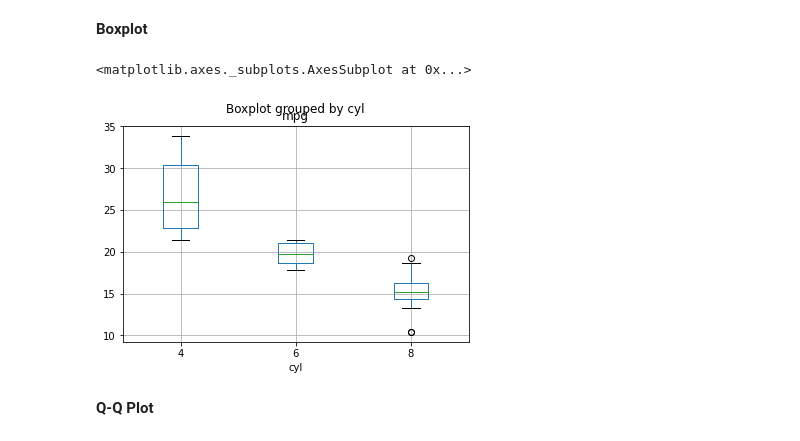
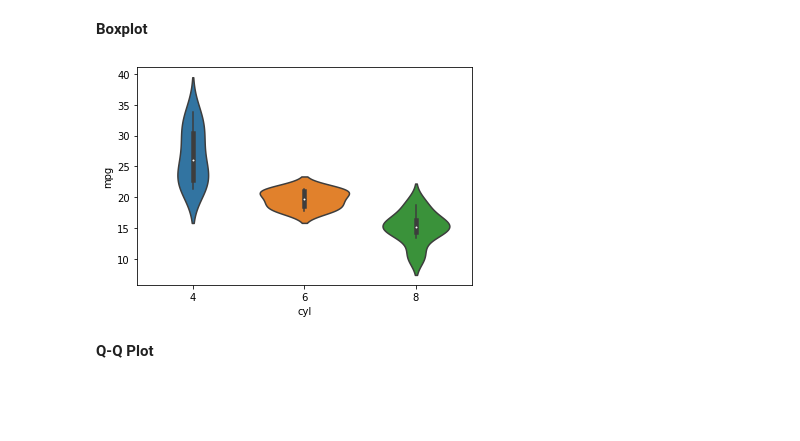
Before and after one commit to rullyudin/Analysis, a Jupyter notebook: mtcars.ipynb, the cells around one changed output. Cells and saved outputs as stored; diff of their text form; code cells hidden in the pictures; blank space fills up the shorter version.

```diff
--- a/mtcars.ipynb
+++ b/mtcars.ipynb
@@ -260,11 +260,11 @@ fig.tight_layout()
 Visualisasi menggunakan 3 graph tersebut bertujuan untuk mengetahui persebaran nilai atau distribusi dari suatu variabel. Dari hasil visualisasi 3 graph di bawah yaitu menunjukkan bahwa variabel **mpg** mempunyai distribusi yang normal.
 # %% [markdown]
 **Boxplot**
-# %%
-data.boxplot(column='mpg', by='cyl')
-# %% [output]
-<matplotlib.axes._subplots.AxesSubplot at 0x...>
-[figure, removed]
+# %%
+sns.violinplot(x=data['cyl'], y=data['mpg'], data=data)
+plt.show()
+# %% [output]
+[figure, added]
 # %% [markdown]
 **Q-Q Plot**
 # %%
```
Also changed, not shown: parts of 1 cell of this notebook.
